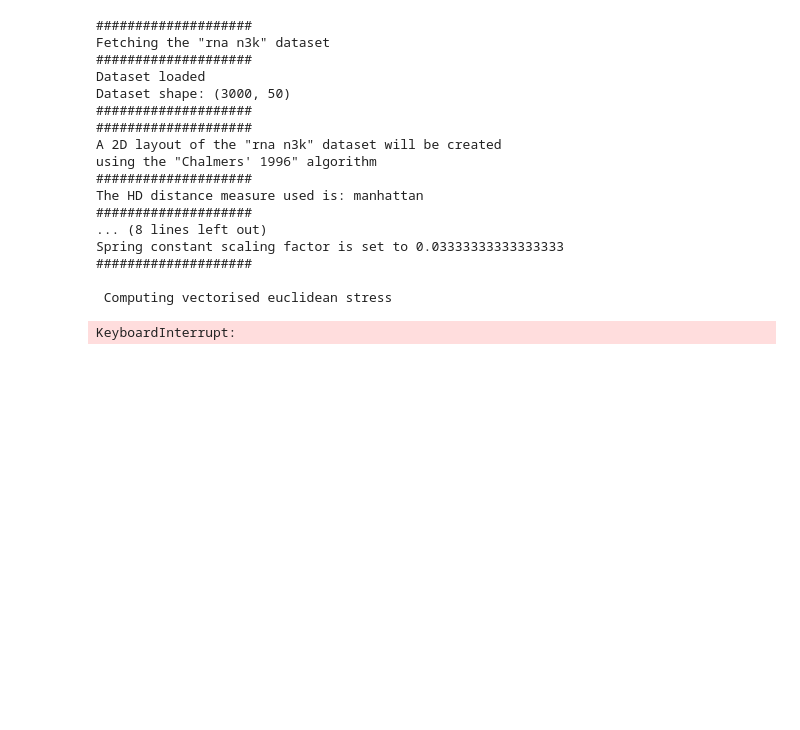
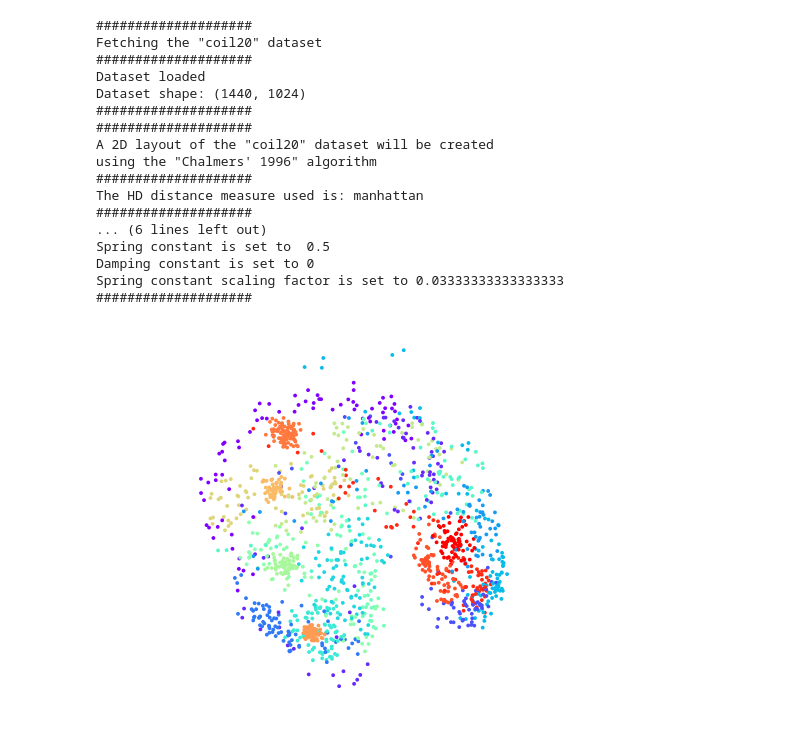
Before and after one commit to Jan961/2095736w, a Jupyter notebook: experiments/manhattan_distance/manhattan_for_96.ipynb, the cells around one changed output. Cells and saved outputs as stored; diff of their text form; code cells hidden in the pictures; blank space fills up the shorter version.

```diff
--- a/experiments/manhattan_distance/manhattan_for_96.ipynb
+++ b/experiments/manhattan_distance/manhattan_for_96.ipynb
@@ -11,40 +11,40 @@ from pathlib import Path
 from definitions import PROJECT_ROOT
 import pickle
 # %%
-metric_collection = {'Average speed': 1, "Stress": 5}
+# metric_collection = {'Average speed': 1, "Stress": 5}
 
-dataset = DataFetcher.fetch_data('rna N3k')
+dataset = DataFetcher.fetch_data('coil20')
 Xld = PCA(n_components=2, whiten=False, copy=True).fit_transform(dataset.data).astype(np.float64)
 Xld *= 10/np.std(Xld)
 
 # show_layout(positions=Xld, labels=dataset.labels, title="PCA")
 
 # zero_initial = np.zeros((dataset.data.shape[0], 2))
 # random_initial =  10*np.random.randn(dataset.data.shape[0], 2)
 
 algo96 = Chalmers96(dataset=dataset,  distance_fn=manhattan, initial_layout=Xld,
                     damping_constant=0, spring_constant=0.5,
                     use_knnd=False, sample_set_size=10, neighbour_set_size=5)
 
 
-layout = LayoutCreation.create_layout(algo96, optional_metric_collection=metric_collection, num_iters=50)
+layout = LayoutCreation.create_layout(algo96, optional_metric_collection=None, num_iters=100)
 show_layout(layout, use_labels=True)
 # %% [output]
 ####################
-Fetching the "rna n3k" dataset
+Fetching the "coil20" dataset
 ####################
 Dataset loaded
-Dataset shape: (3000, 50)
+Dataset shape: (1440, 1024)
 ####################
 ####################
-A 2D layout of the "rna n3k" dataset will be created
+A 2D layout of the "coil20" dataset will be created
 using the "Chalmers' 1996" algorithm
 ####################
 The HD distance measure used is: manhattan
 ####################
-... (8 lines left out)
+... (6 lines left out)
+Spring constant is set to  0.5
+Damping constant is set to 0
 Spring constant scaling factor is set to 0.03333333333333333
 ####################
-
- Computing vectorised euclidean stress
-KeyboardInterrupt:
+[figure, added]
```
Also changed, not shown: 5 other files.
